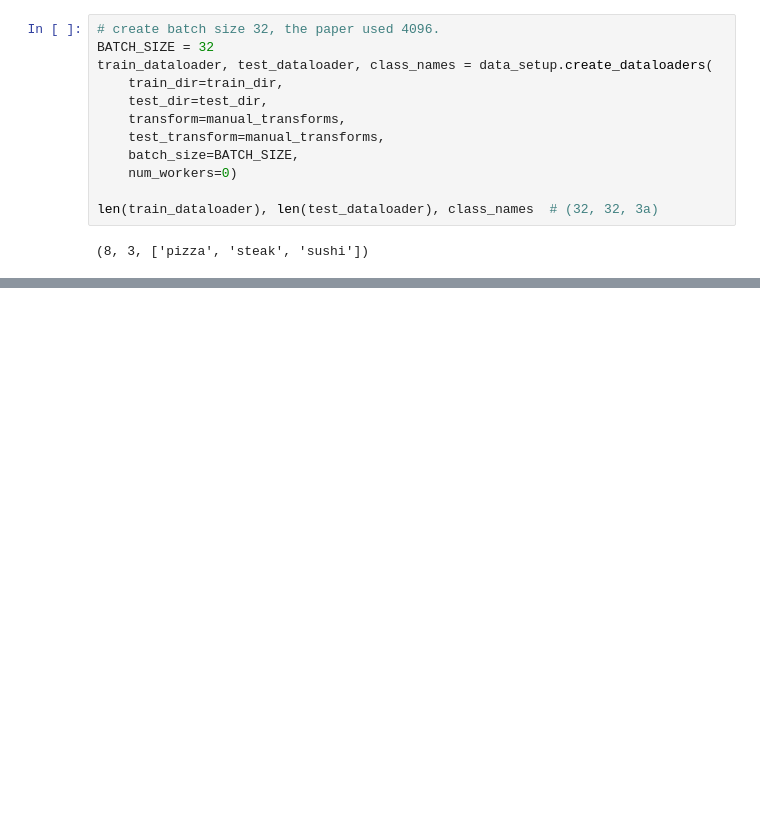
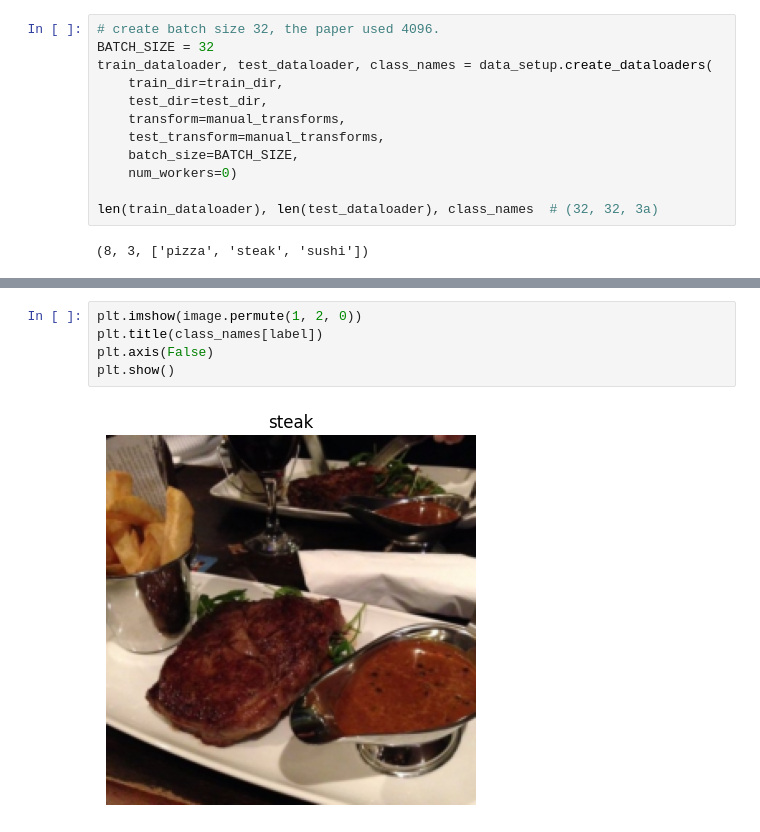
Before and after one commit to KeivanJamali/PyTorch-for-Deep-Learning, a Jupyter notebook: 08-Pytorch-paper-replication.ipynb, the cells around one changed output, grey strips where cells are left out. Drawn from its saved outputs; the diff is of its cells as text; blank space fills up the shorter version.

```diff
--- a/08-Pytorch-paper-replication.ipynb
+++ b/08-Pytorch-paper-replication.ipynb
@@ -113,0 +138,7 @@ image.shape, label
+# %%
+plt.imshow(image.permute(1, 2, 0))
+plt.title(class_names[label])
+plt.axis(False)
+plt.show()
+# %% [output]
+[figure, added]
```
Also changed, not shown: parts of 18 cells of this notebook.
